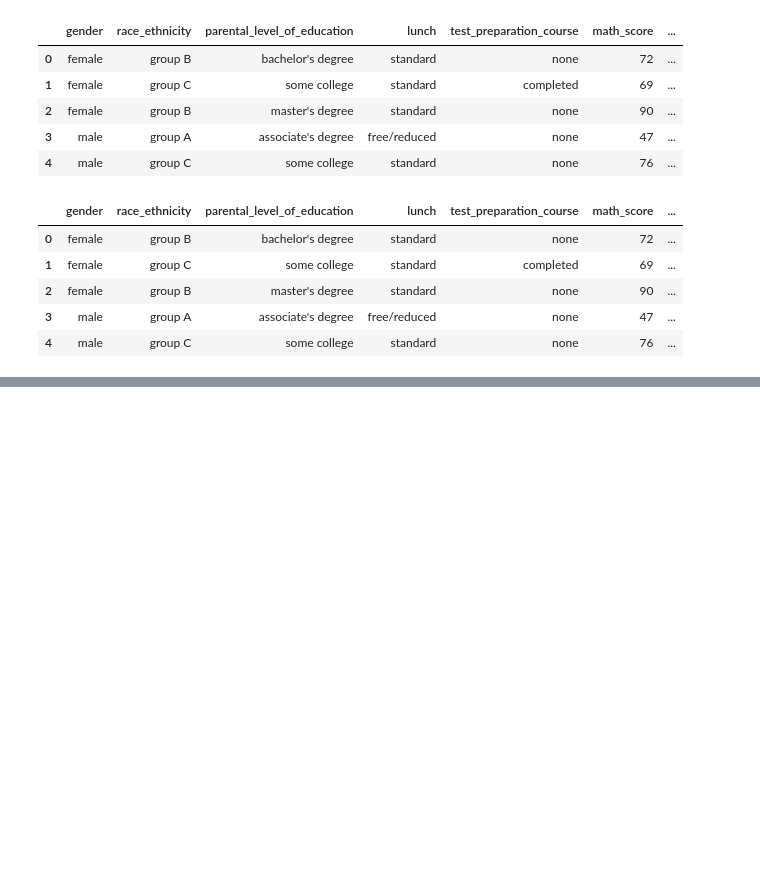
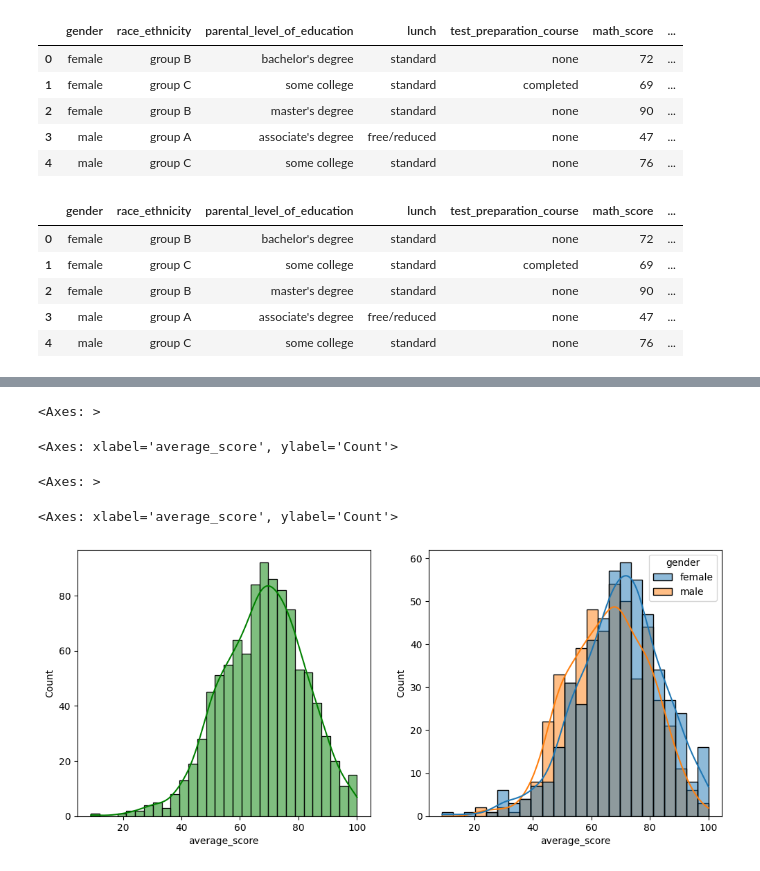
Before and after one commit to manelmahroug/Test-score-prediction, a Jupyter notebook: notebook/EDA.ipynb, the cells around one changed output, grey strips where cells are left out. Drawn from its saved outputs; the diff is of its cells as text; code cells hidden in the pictures; blank space fills up the shorter version.

Commit message:
socioeconomic and gender

```diff
--- a/notebook/EDA.ipynb
+++ b/notebook/EDA.ipynb
@@ -226,7 +226,7 @@ df["total_score"] = df["math_score"] + df["reading_score"] + df["writing_score"]
 df["average_score"] = df["total_score"] / 3
 # %%
 # Lunch as proxy for socioeconomic status
-df["free_reduced_lunch"] = df["lunch"].apply(lambda x: 1 if x== "free/redcuded" else 1)
+df["free_reduced_lunch"] = df["lunch"].apply(lambda x: 1 if x== "free/redcuded" else 0)
 # %%
 # test preparation course and score
 df["prep_course_effect"] = df.groupby("test_preparation_course")["average_score"].transform("mean")
@@ -283,0 +307,13 @@ here it is 10
+# %%
+fig, axs = plt.subplots(1, 2, figsize=(12, 5))
+plt.subplot(121)
+sns.histplot(data=df,x='average_score',bins=30,kde=True,color='g')
+plt.subplot(122)
+sns.histplot(data=df,x='average_score',kde=True,hue='gender')
+plt.show()
+# %% [output]
+<Axes: >
+<Axes: xlabel='average_score', ylabel='Count'>
+<Axes: >
+<Axes: xlabel='average_score', ylabel='Count'>
+[figure, added]
```
Also changed, not shown: parts of 15 cells of this notebook.
